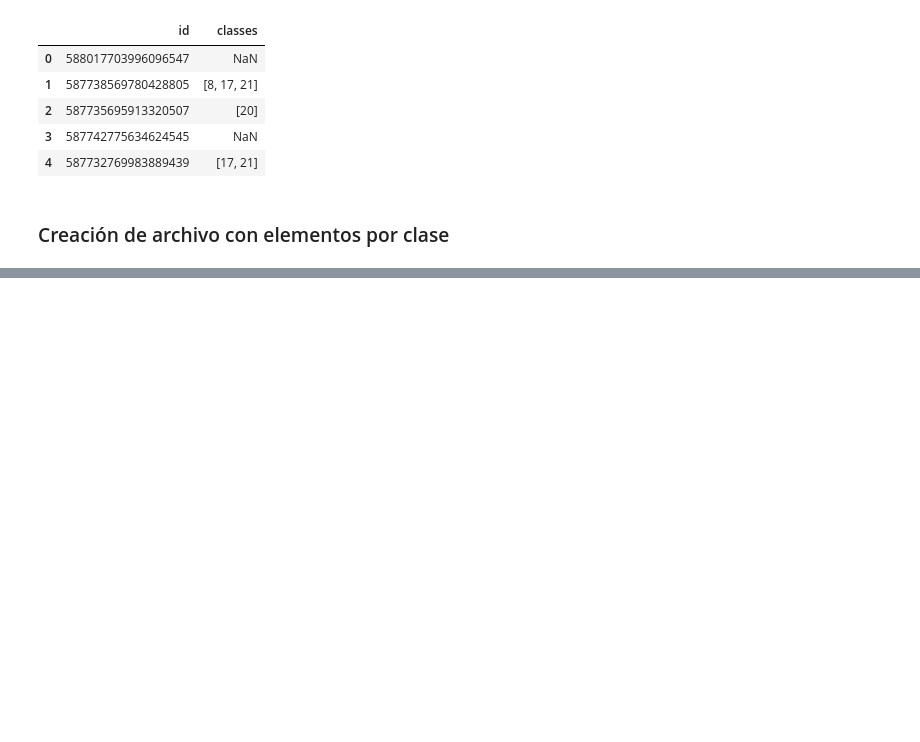
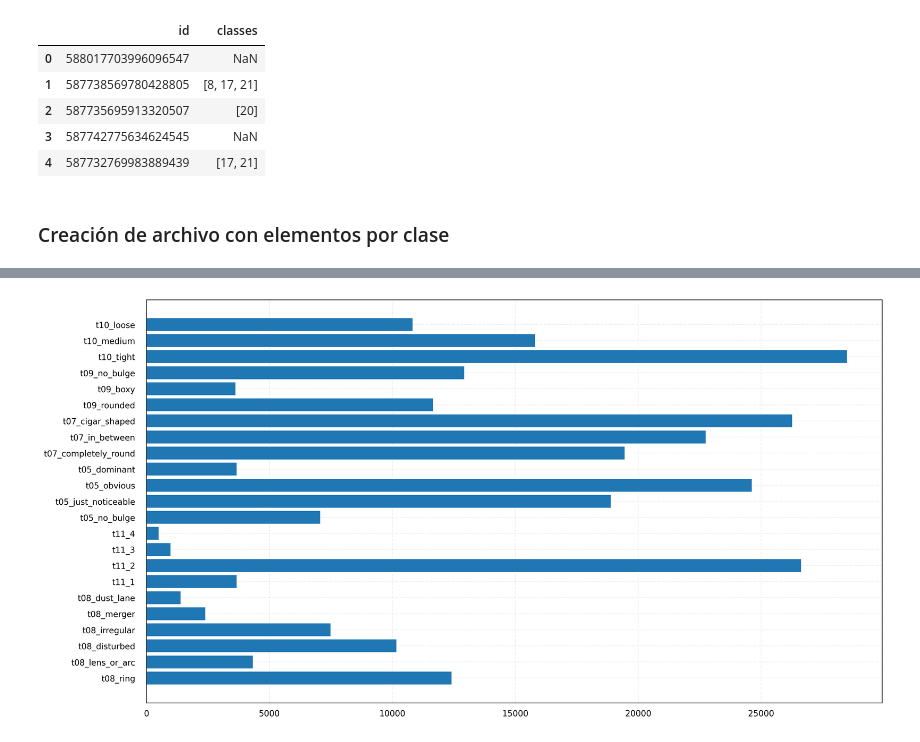
Before and after one commit to PlugInRichi/minIA, a Jupyter notebook: notebooks/CreateDatasetGZ2.ipynb, the cells around one changed output, grey strips where cells are left out. Cells and saved outputs as stored; diff of their text form; code cells hidden in the pictures; blank space fills up the shorter version.

Commit message:
Graficas de proporcion de datos y downsamplig

```diff
--- a/notebooks/CreateDatasetGZ2.ipynb
+++ b/notebooks/CreateDatasetGZ2.ipynb
@@ -101,0 +139,9 @@ def createDSfile(ruta, df):
+# %%
+def downsamplig(classes):
+    random.seed(505)
+    random.shuffle(classes[14])
+    random.shuffle(classes[15])
+    random.shuffle(classes[17])
+    classes[14] =  classes[14][0:len(classes[14])//2]
+    classes[15] =  classes[15][0:len(classes[15])//3]
+    classes[17] =  classes[17][0:(len(classes[14])//5)*3]
@@ -164,0 +224,22 @@ sum(elemxClass)
+# %%
+downsamplig(img_per_class)
+class_size = [len(classe) for classe in img_per_class]
+fig, ax = plt.subplots(figsize =(16, 9), dpi = 300)
+ax.barh(labels, class_size)
+
+# Remove x, y Ticks
+ax.xaxis.set_ticks_position('none')
+ax.yaxis.set_ticks_position('none')
+
+# Add padding between axes and labels
+ax.xaxis.set_tick_params(pad = 5)
+ax.yaxis.set_tick_params(pad = 10)
+
+# Add x, y gridlines
+ax.grid(b = True, color ='grey',
+        linestyle ='-.', linewidth = 0.5,
+        alpha = 0.2)
+# Show Plot
+plt.show()
+# %% [output]
+[figure, added]
```
Also changed, not shown: parts of 9 cells of this notebook.
